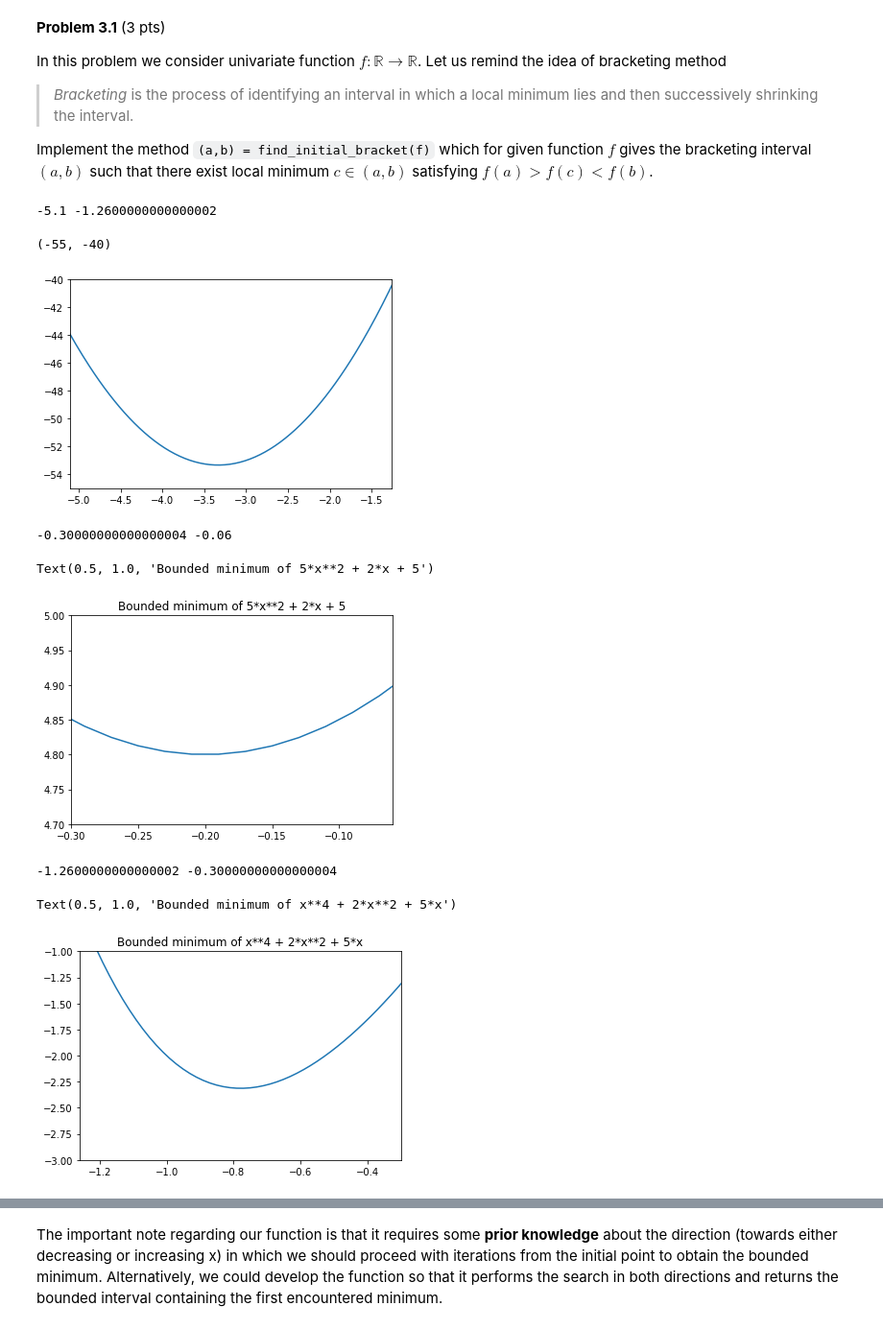
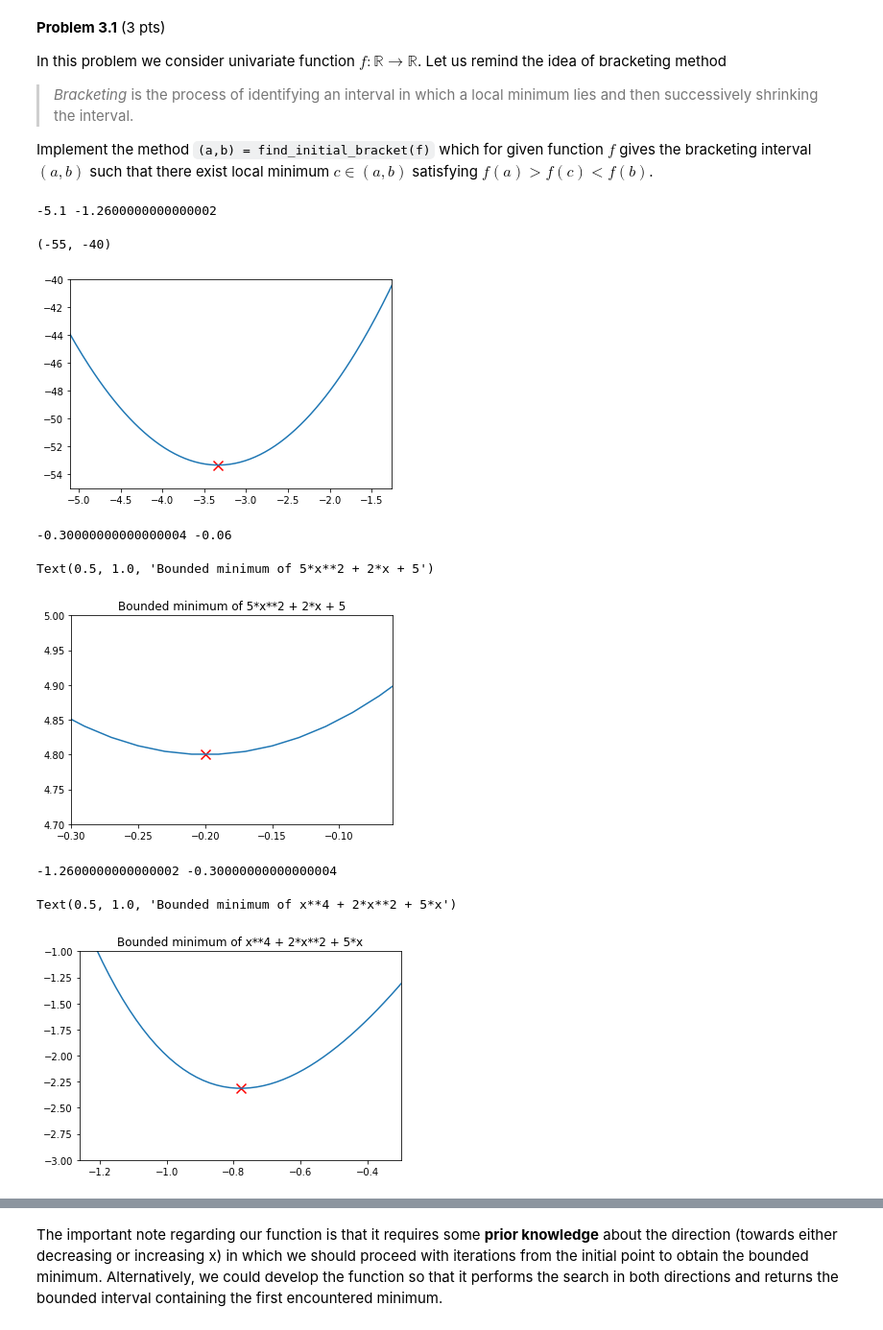
Before and after one commit to M-Grabias/Numerical_Optimization, a Jupyter notebook: NO_LAB_3.ipynb, the cells around one changed output, grey strips where cells are left out. Shown at 96% size. Saved outputs shown, nothing was run; the diff lists cells and outputs as text; code cells hidden in the pictures.

```diff
--- a/NO_LAB_3.ipynb
+++ b/NO_LAB_3.ipynb
@@ -17,7 +17,7 @@ def find_initial_bracket(f, direction, x=0, s=1e-2, k=2.0):
     - s; initial step size (default = 1e-2)
     - k;, constant that we multiply s with after each iteration
     OUTPUT:
-    - tuple with initial interval in which the local minima is found
+    - tuple with initial interval in which the local minimum is found
     '''
     assert direction in [-1, 1], "direction argument should be either 1 or -1"
     s = direction * s
@@ -30,8 +30,8 @@ def find_initial_bracket(f, direction, x=0, s=1e-2, k=2.0):
             val = f(x)
         except OverflowError as err:
             print('It seems that f does not have a minimum in the direction of', direction)
-            bracket[-1] = "Try"
-            bracket[-3] = "again?"
+            bracket[-1] = "Maybe try again with direction ="
+            bracket[-3] = f"{-direction}?"
             break
         if val > values[-1]:
             bracket.append(x)
@@ -42,29 +42,33 @@ def find_initial_bracket(f, direction, x=0, s=1e-2, k=2.0):
 # %%
 import numpy as np
 from matplotlib import pyplot as plt
 
 # define the test function from the task
+
 def test_f(x):
     return 3*x**2 + np.exp(0.3*x - 9) + 20*x - 20
 
 # test our bracketing function with the provided test function
 a, b = find_initial_bracket(f = test_f, direction = -1)
 print(a,b)
 domain = np.linspace(-10,10,1000)
 
 # plot to see if we got it right
 plt.figure()
 plt.plot(domain, test_f(domain))
+plt.scatter(-10/3, test_f(-10/3), marker = 'x', s = 100, color = 'red')
 plt.xlim(a, b)
 plt.ylim(-55, -40)
 
-# the analytic minimum is at x = -3.3333..., clearly lying within the computed interval
+# the analytic minimum is at x = -3.3333... marked with a red cross,
+# clearly lying within the computed interval
 # %% [output]
 -5.1 -1.2600000000000002
 (-55, -40)
-[figure, old version]
+[figure, new version]
 # %%
 # further test our bracketing function with some simple quadratic
+
 def quadratic(x):
     return 5*x**2 + 2*x + 5
 
@@ -75,17 +79,20 @@ print(a_q, b_q)
 
 plt.figure()
 plt.plot(domain, quadratic(domain))
+plt.scatter(-0.2, quadratic(-0.2), marker = 'x', s = 100, color = 'red')
 plt.xlim(a_q, b_q)
 plt.ylim(4.7, 5)
 plt.title("Bounded minimum of 5*x**2 + 2*x + 5")
 
-# the analytic minimum is at x = -0.2, clearly lying within the computed interval
+# the analytic minimum is at x = -0.2 marked with a red cross,
+# clearly lying within the computed interval
 # %% [output]
 -0.30000000000000004 -0.06
 Text(0.5, 1.0, 'Bounded minimum of 5*x**2 + 2*x + 5')
-[figure, old version]
+[figure, new version]
 # %%
 # further test our bracketing function
+
 def quad(x):
     return x**4 + 2*x**2 + 5*x
 
@@ -96,6 +103,7 @@ print(a_quad, b_quad)
 
 plt.figure()
 plt.plot(domain, quad(domain))
+plt.scatter(-0.778, quad(-0.778), marker = 'x', s = 100, color = 'red')
 plt.xlim(a_quad, b_quad)
 plt.ylim(-3,-1)
 plt.title("Bounded minimum of x**4 + 2*x**2 + 5*x")
@@ -104,6 +112,6 @@ plt.title("Bounded minimum of x**4 + 2*x**2 + 5*x")
 # %% [output]
 -1.2600000000000002 -0.30000000000000004
 Text(0.5, 1.0, 'Bounded minimum of x**4 + 2*x**2 + 5*x')
-[figure, old version]
+[figure, new version]
 # %%
 # further test our bracketing function, now with a function without a minimum
```
Also changed, not shown: parts of 11 cells of this notebook.
